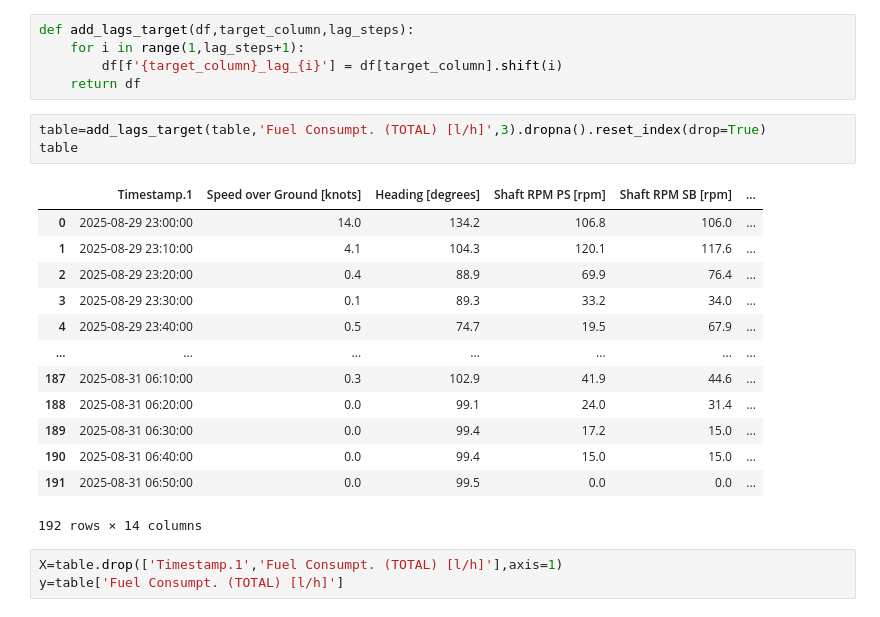
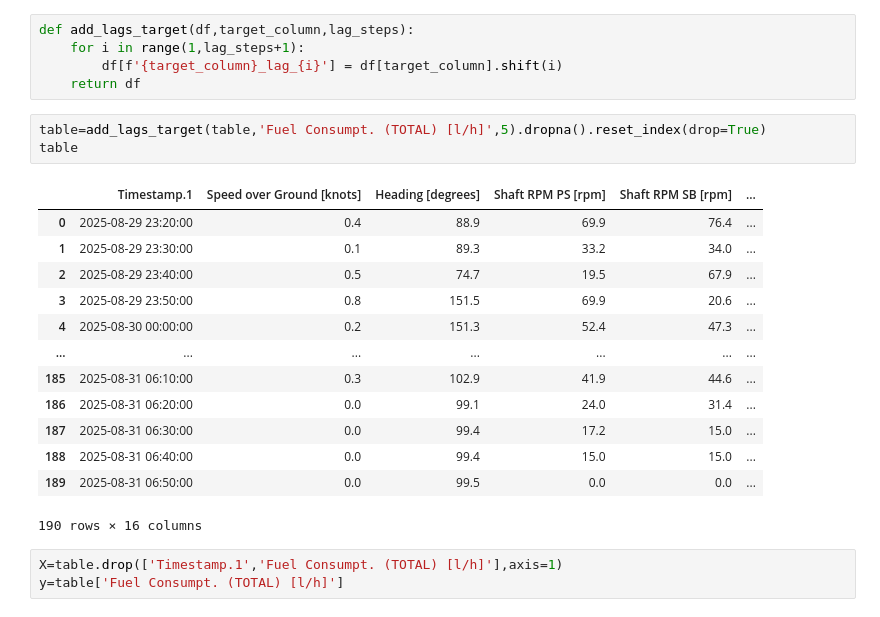
Before and after one commit to bnad1/Consumption, a Jupyter notebook: Consumption_10min.ipynb, the cells around one changed output. Saved outputs shown, nothing was run; the diff lists cells and outputs as text.

```diff
--- a/Consumption_10min.ipynb
+++ b/Consumption_10min.ipynb
@@ -221,22 +244,22 @@ def add_lags_target(df,target_column,lag_steps):
         df[f'{target_column}_lag_{i}'] = df[target_column].shift(i)
     return df
 # %%
-table=add_lags_target(table,'Fuel Consumpt. (TOTAL) [l/h]',3).dropna().reset_index(drop=True)
+table=add_lags_target(table,'Fuel Consumpt. (TOTAL) [l/h]',5).dropna().reset_index(drop=True)
 table
 # %% [output]
 |  | Timestamp.1 | Speed over Ground [knots] | Heading [degrees] | Shaft RPM PS [rpm] | Shaft RPM SB [rpm] | ... |
-| 0 | 2025-08-29 23:00:00 | 14.0 | 134.2 | 106.8 | 106.0 | ... |
-| 1 | 2025-08-29 23:10:00 | 4.1 | 104.3 | 120.1 | 117.6 | ... |
-| 2 | 2025-08-29 23:20:00 | 0.4 | 88.9 | 69.9 | 76.4 | ... |
-| 3 | 2025-08-29 23:30:00 | 0.1 | 89.3 | 33.2 | 34.0 | ... |
-| 4 | 2025-08-29 23:40:00 | 0.5 | 74.7 | 19.5 | 67.9 | ... |
+| 0 | 2025-08-29 23:20:00 | 0.4 | 88.9 | 69.9 | 76.4 | ... |
+| 1 | 2025-08-29 23:30:00 | 0.1 | 89.3 | 33.2 | 34.0 | ... |
+| 2 | 2025-08-29 23:40:00 | 0.5 | 74.7 | 19.5 | 67.9 | ... |
+| 3 | 2025-08-29 23:50:00 | 0.8 | 151.5 | 69.9 | 20.6 | ... |
+| 4 | 2025-08-30 00:00:00 | 0.2 | 151.3 | 52.4 | 47.3 | ... |
 | ... | ... | ... | ... | ... | ... | ... |
-| 187 | 2025-08-31 06:10:00 | 0.3 | 102.9 | 41.9 | 44.6 | ... |
-| 188 | 2025-08-31 06:20:00 | 0.0 | 99.1 | 24.0 | 31.4 | ... |
-| 189 | 2025-08-31 06:30:00 | 0.0 | 99.4 | 17.2 | 15.0 | ... |
-| 190 | 2025-08-31 06:40:00 | 0.0 | 99.4 | 15.0 | 15.0 | ... |
-| 191 | 2025-08-31 06:50:00 | 0.0 | 99.5 | 0.0 | 0.0 | ... |
+| 185 | 2025-08-31 06:10:00 | 0.3 | 102.9 | 41.9 | 44.6 | ... |
+| 186 | 2025-08-31 06:20:00 | 0.0 | 99.1 | 24.0 | 31.4 | ... |
+| 187 | 2025-08-31 06:30:00 | 0.0 | 99.4 | 17.2 | 15.0 | ... |
+| 188 | 2025-08-31 06:40:00 | 0.0 | 99.4 | 15.0 | 15.0 | ... |
+| 189 | 2025-08-31 06:50:00 | 0.0 | 99.5 | 0.0 | 0.0 | ... |
-192 rows × 14 columns
+190 rows × 16 columns
 # %%
 X=table.drop(['Timestamp.1','Fuel Consumpt. (TOTAL) [l/h]'],axis=1)
 y=table['Fuel Consumpt. (TOTAL) [l/h]']
```
Also changed, not shown: parts of 8 cells of this notebook, 22 other files.
